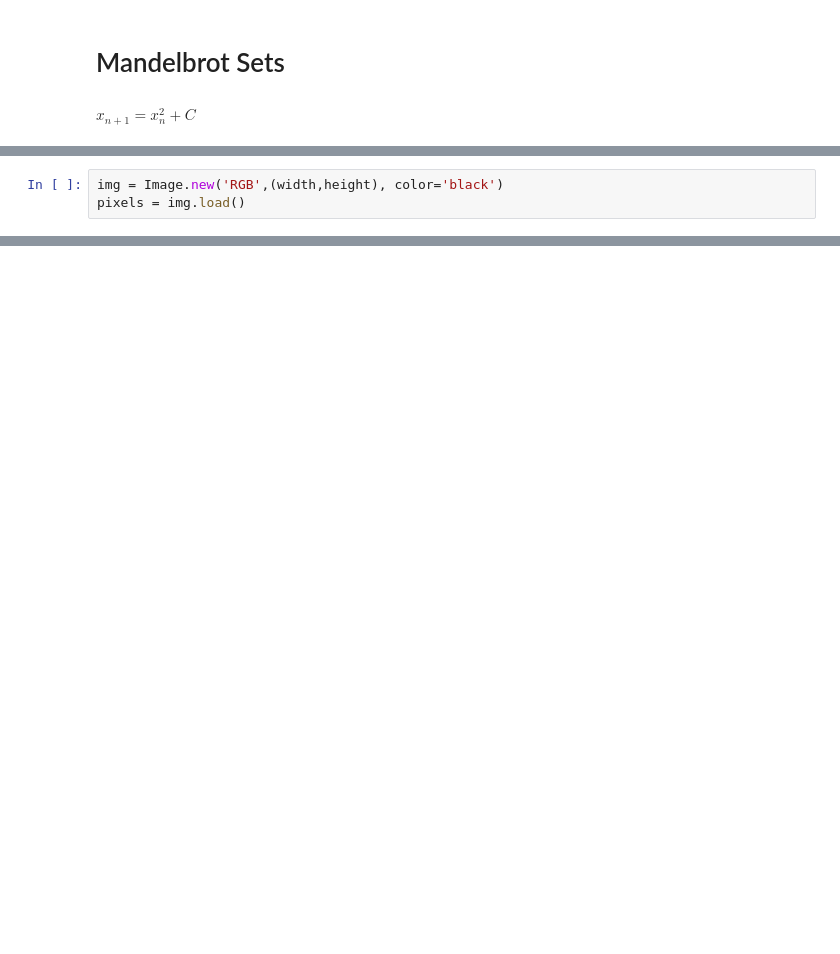
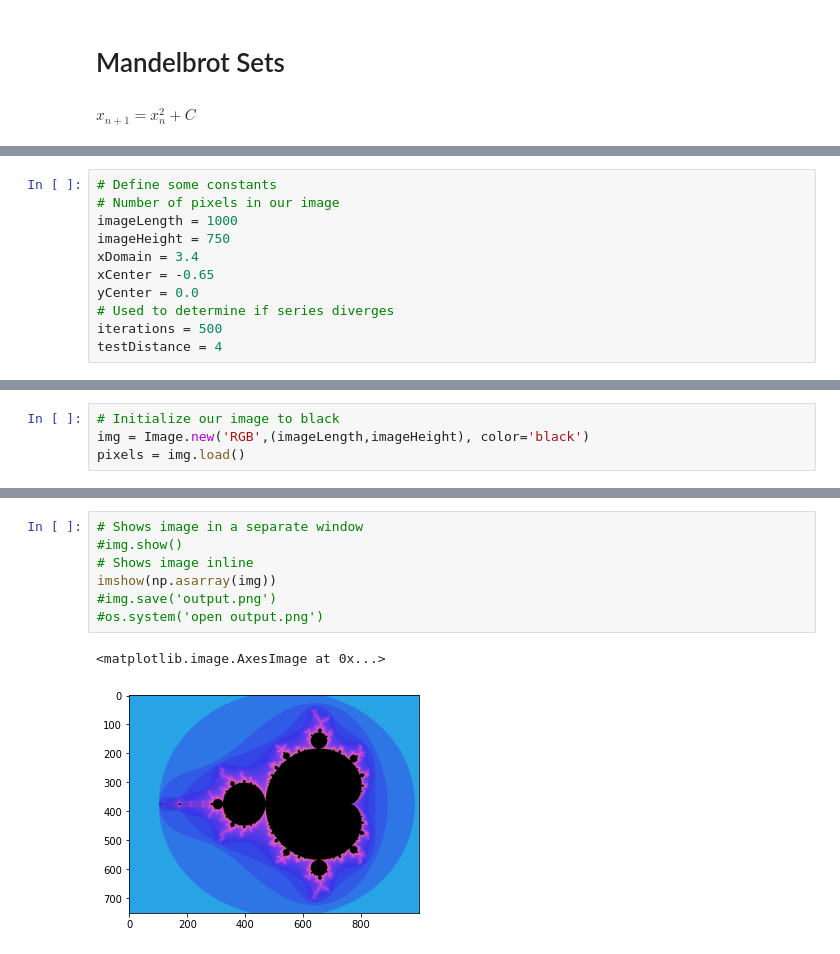
Before and after one commit to rickapps/Mandelbrot-Python, a Jupyter notebook: jupyter/MandelbrotSet.ipynb, the cells around one changed output, grey strips where cells are left out. Saved outputs shown, nothing was run; the diff lists cells and outputs as text; blank space fills up the shorter version.

```diff
--- a/jupyter/MandelbrotSet.ipynb
+++ b/jupyter/MandelbrotSet.ipynb
@@ -32,0 +35,11 @@ maxY=y+yRange/2
+# %%
+# Define some constants
+# Number of pixels in our image
+imageLength = 1000
+imageHeight = 750
+xDomain = 3.4
+xCenter = -0.65
+yCenter = 0.0
+# Used to determine if series diverges
+iterations = 500
+testDistance = 4
@@ -33,3 +54,4 @@ maxY=y+yRange/2
 # %%
-img = Image.new('RGB',(width,height), color='black')
+# Initialize our image to black
+img = Image.new('RGB',(imageLength,imageHeight), color='black')
 pixels = img.load()
@@ -70,0 +88,10 @@ Note: you may need to restart the kernel to use updated packages.
+# %%
+# Shows image in a separate window
+#img.show()
+# Shows image inline
+imshow(np.asarray(img))
+#img.save('output.png')
+#os.system('open output.png')
+# %% [output]
+<matplotlib.image.AxesImage at 0x...>
+[figure, added]
```
Also changed, not shown: parts of 12 cells of this notebook.
